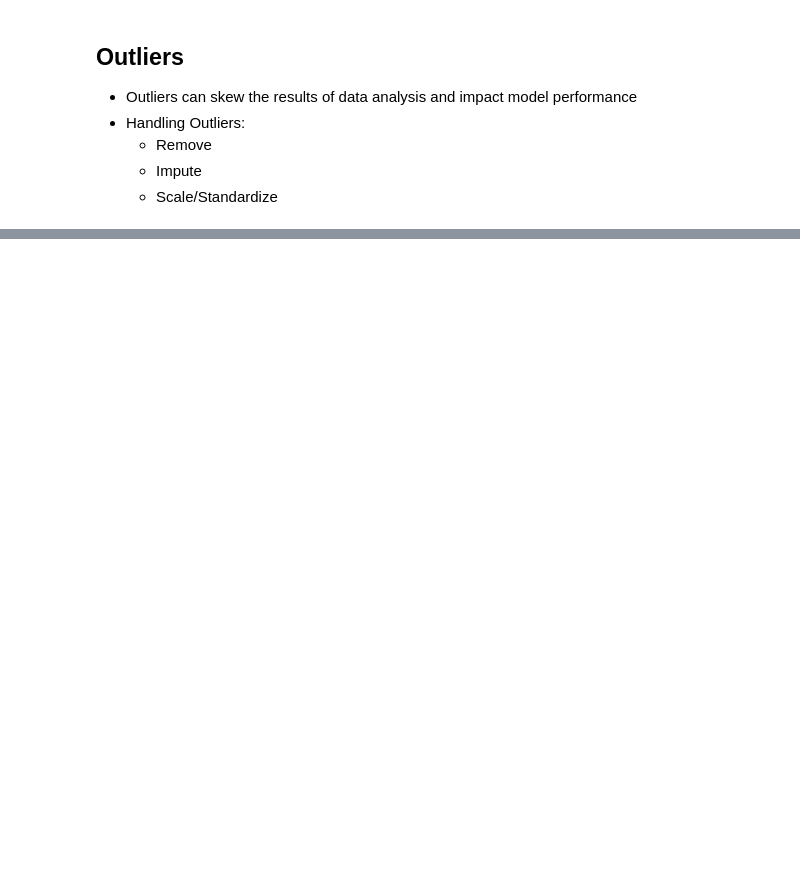
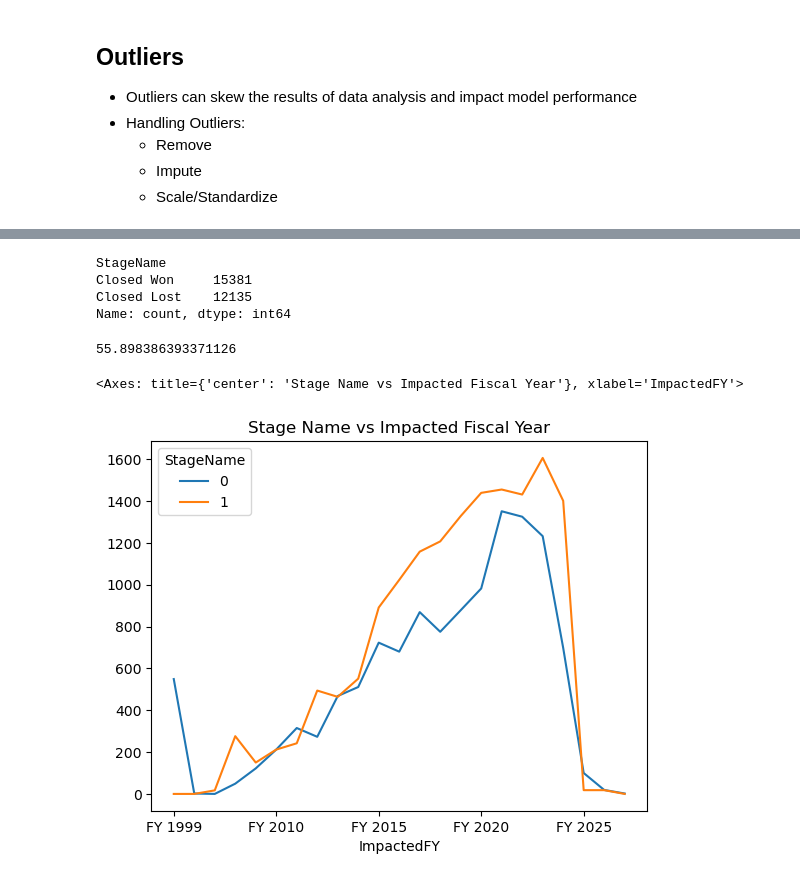
Before and after one commit to Krescenskok/DataScienceSessions, a Jupyter notebook: LogisticRegression.ipynb, the cells around one changed output, grey strips where cells are left out. Drawn from its saved outputs; the diff is of its cells as text; code cells hidden in the pictures; blank space fills up the shorter version.

```diff
--- a/LogisticRegression.ipynb
+++ b/LogisticRegression.ipynb
@@ -321,0 +313,18 @@ df['StageName'].value_counts().plot(kind='bar')
+# %%
+df['StageName'].value_counts()
+# %% [output]
+StageName
+Closed Won     15381
+Closed Lost    12135
+Name: count, dtype: int64
+# %%
+df['StageName'] = df['StageName'].map({'Closed Won': 1, 'Closed Lost': 0})
+winRate = (sum(df['StageName'])/len(df['StageName'].index))*100
+print(winRate)
+# %% [output]
+55.898386393371126
+# %%
+pd.crosstab(df['ImpactedFY'],df['StageName']).plot(kind='line', title = 'Stage Name vs Impacted Fiscal Year')
+# %% [output]
+<Axes: title={'center': 'Stage Name vs Impacted Fiscal Year'}, xlabel='ImpactedFY'>
+[figure, added]
```
Also changed, not shown: parts of 85 cells of this notebook.
